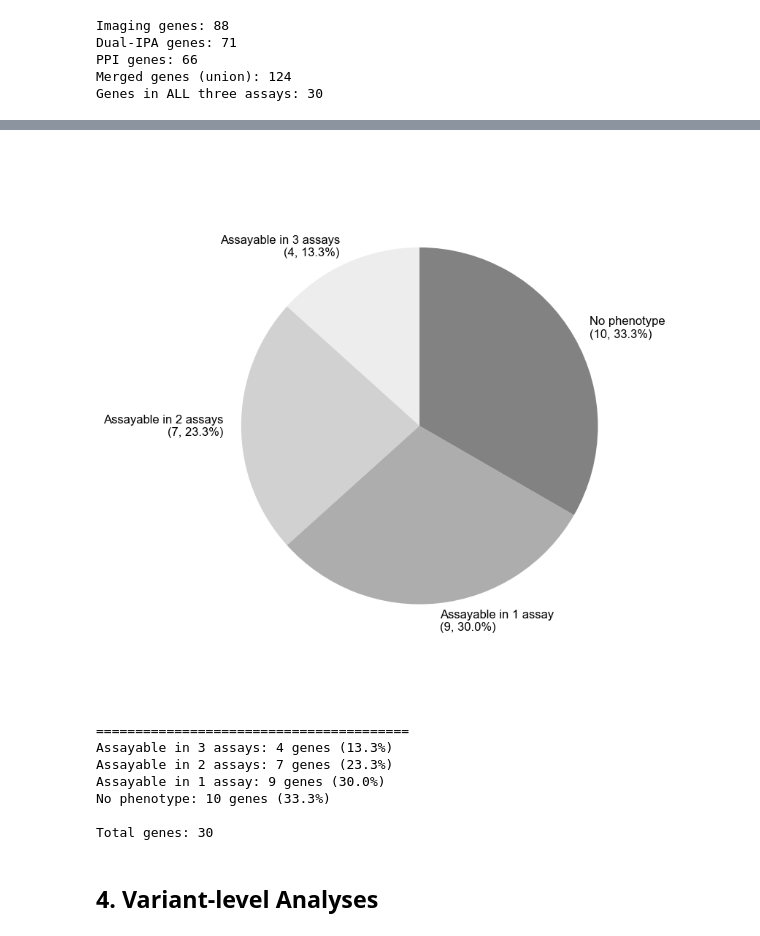
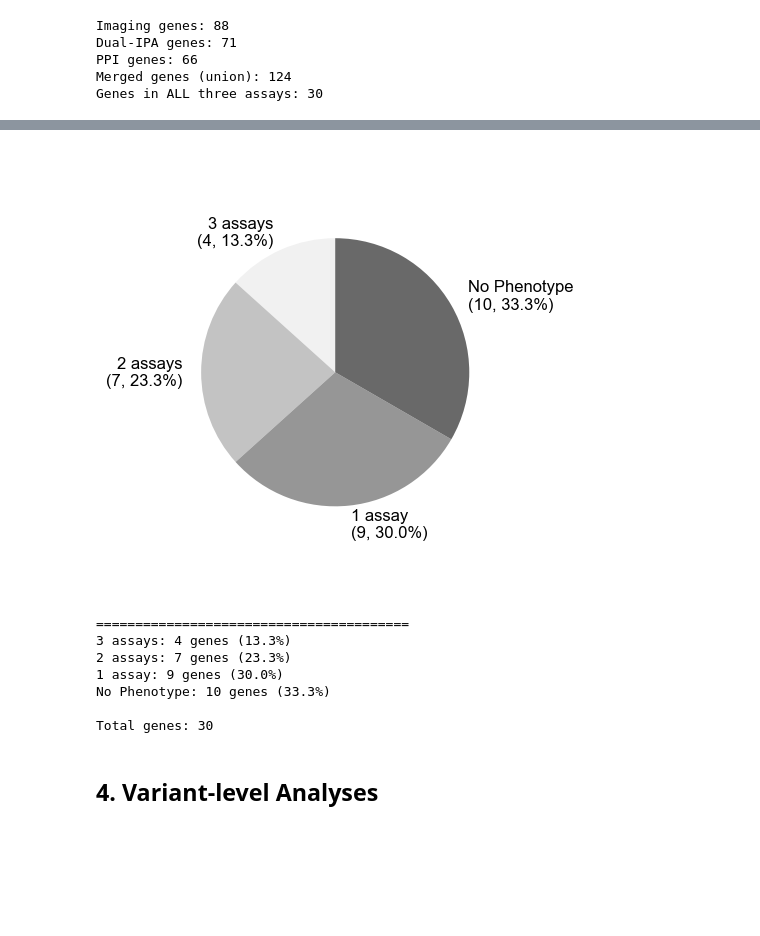
Before and after one commit to broadinstitute/2025_Pillar_VarChAMP, a Jupyter notebook: 3_integrated_assay_analyses/2_analyses/0_integrative_assay_summary.ipynb, the cells around one changed output, grey strips where cells are left out. Drawn from its saved outputs; the diff is of its cells as text; code cells hidden in the pictures; blank space fills up the shorter version.

```diff
--- a/3_integrated_assay_analyses/2_analyses/0_integrative_assay_summary.ipynb
+++ b/3_integrated_assay_analyses/2_analyses/0_integrative_assay_summary.ipynb
@@ -570,12 +635,12 @@ plt.show()
 # Create pie chart for ClinVar annotation categories
 merged_genes_any_path_pl = pl.DataFrame(merged_genes_any_path).with_columns(
     pl.when(pl.col("true_count")==0)
-    .then(pl.lit("No phenotype"))
+    .then(pl.lit("No Phenotype"))
     .when(pl.col("true_count")==1)
-    .then(pl.lit("Assayable in 1 assay"))
+    .then(pl.lit("1 assay"))
     .when(pl.col("true_count")==2)
-    .then(pl.lit("Assayable in 2 assays"))
-    .otherwise(pl.lit("Assayable in 3 assays"))
+    .then(pl.lit("2 assays"))
+    .otherwise(pl.lit("3 assays"))
     .alias("Assayable")
 ).filter(
     pl.col("non_null_count")==3
@@ -583,7 +648,7 @@ merged_genes_any_path_pl = pl.DataFrame(merged_genes_any_path).with_columns(
 # Get the category counts from the merged data
 summary_clin_var_counts = merged_genes_any_path_pl.group_by("Assayable").len() #.sort("clinvar_clnsig_clean")#.sort("len", descending=True)
 summary_clin_var_counts = merged_genes_any_path_pl.group_by("Assayable").len().to_pandas()
-category_order = ["Assayable in 3 assays", "Assayable in 2 assays", "Assayable in 1 assay", "No phenotype"]
+category_order = ["3 assays", "2 assays", "1 assay", "No Phenotype"]
 summary_clin_var_counts['Assayable'] = pd.Categorical(summary_clin_var_counts['Assayable'], categories=category_order, ordered=True)
 
 # Convert to pandas for easier plotting
@@ -604,46 +669,47 @@ labels = [f"{cat}\n({count}, {pct}%)"
 # colors = list(palette_dict["clinvar_clnsig_clean"].values())
 # colors[1], colors[3] = colors[3], colors[1]  # Swap colors to match the order in pie chart
 # Create pie chart
-fig, ax = plt.subplots(1, 1, figsize=(8, 8))
+fig, ax = plt.subplots(1, 1, figsize=(5,5))
 wedges, texts, autotexts = ax.pie(pie_data["len"],
                                   labels=labels,
-                                  colors=sns.color_palette("Greys"),
+                                  colors=sns.light_palette("dimgray", n_colors=4, reverse=False),
+                                  labeldistance=1.14,  # default is 1.1; increase to push labels further out
                                   autopct="",  # We're including percentages in labels
                                   startangle=90,
                                   textprops={'fontsize': 12})
 
 # ax.set_title("Distribution of Molecular Phenotype Detection Rate", y=.90, fontsize=14, fontweight='bold', pad=0)
 # Equal aspect ratio ensures that pie is drawn as a circle
 ax.axis('equal')
 
 # # Add a legend
 # ax.legend(wedges, [f"{cat} (n={count})" for cat, count in zip(pie_data["clinvar_clnsig_clean"], pie_data["len"])],
 #           title="Categories",
 #           loc="center left",
 #           bbox_to_anchor=(1, 0, 0.5, 1))
 
 plt.tight_layout()
 fig.savefig(
     f"../3_outputs/pillar_manuscript_figures/gene_assayability.svg",
     format='svg',
     dpi=400,
     bbox_inches='tight',
     transparent=True
 )
 plt.show()
 
 # Print summary statistics
 print("=" * 40)
 for _, row in pie_data.iterrows():
     print(f"{row['Assayable']}: {row['len']} genes ({row['percentage']}%)")
 print(f"\nTotal genes: {total_count}")
 # %% [output]
-[figure, old version]
+[figure, new version]
 ========================================
-Assayable in 3 assays: 4 genes (13.3%)
-Assayable in 2 assays: 7 genes (23.3%)
-Assayable in 1 assay: 9 genes (30.0%)
-No phenotype: 10 genes (33.3%)
+3 assays: 4 genes (13.3%)
+2 assays: 7 genes (23.3%)
+1 assay: 9 genes (30.0%)
+No Phenotype: 10 genes (33.3%)
 
 Total genes: 30
 # %% [markdown]
```
Also changed, not shown: parts of 13 cells of this notebook, 14 other files.
